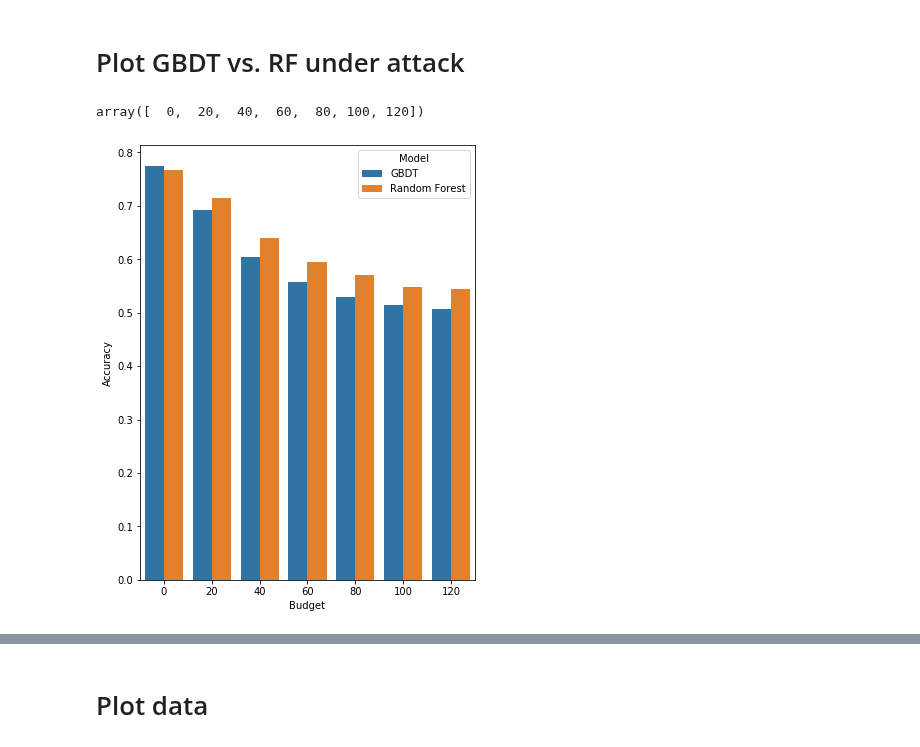
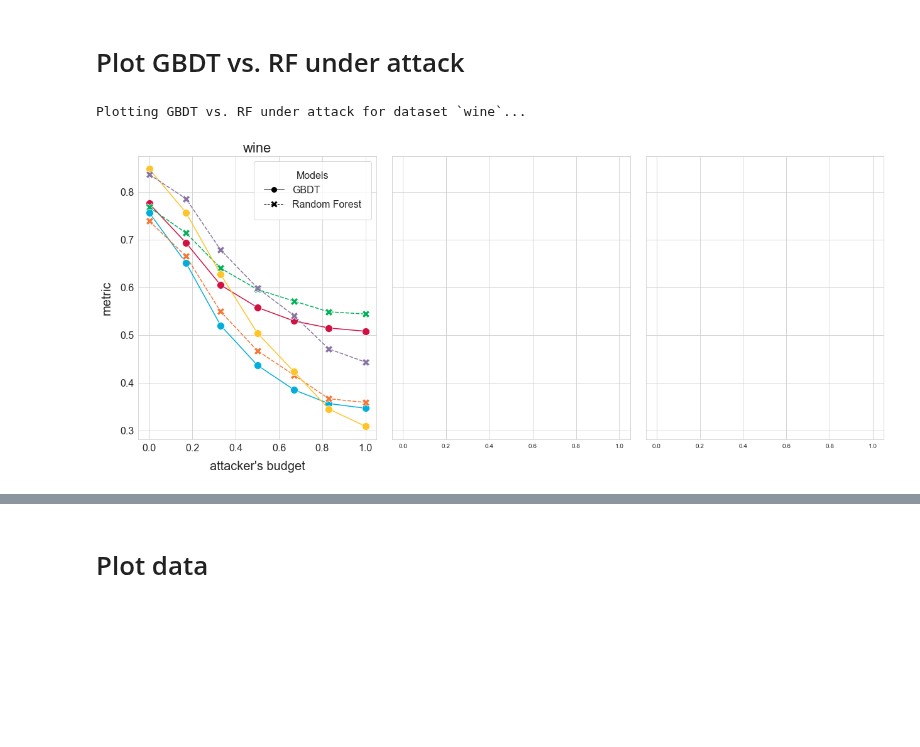
Before and after one commit to gtolomei/treant, a Jupyter notebook: src/Plotting.ipynb, the cells around one changed output, grey strips where cells are left out. Drawn from its saved outputs; the diff is of its cells as text; code cells hidden in the pictures; blank space fills up the shorter version.

Commit message:
Playing with plots

```diff
--- a/src/Plotting.ipynb
+++ b/src/Plotting.ipynb
@@ -39,4 +24,7 @@ eval_df.head()
 # %%
-colnames = eval_df.columns.tolist()
-new_colnames = colnames[:3] + [colnames[-1]] + colnames[3:-1]
-eval_df = eval_df[new_colnames]
+for dataset in EVAL_MODELS:
+    eval_df = EVAL_MODELS[dataset]
+    eval_df['Accuracy'] = 1 - eval_df['Binary Err Rate']
+    colnames = eval_df.columns.tolist()
+    new_colnames = colnames[:3] + [colnames[-1]] + colnames[3:-1]
+    EVAL_MODELS[dataset] = eval_df[new_colnames]
@@ -51,0 +33,7 @@ eval_df.head()
+# %%
+for dataset in EVAL_MODELS:
+    eval_df = EVAL_MODELS[dataset]
+    eval_df['Budget Norm'] = round(eval_df['Budget']/eval_df['Budget'].max(), 2)
+    colnames = eval_df.columns.tolist()
+    new_colnames = colnames[:2] + [colnames[-1]] + colnames[2:-1]
+    EVAL_MODELS[dataset] = eval_df[new_colnames]
@@ -56,9 +61,0 @@ atk_budgets = eval_df['Budget'].unique()
-# %%
-atk_budgets
-# %% [output]
-array([  0,  20,  40,  60,  80, 100, 120])
-# %%
-fig, ax = plt.subplots(1, 1, figsize=(6,8))
-ax = sns.barplot(x="Budget", y="Accuracy", hue="Model", data=eval_df[(eval_df['Model']=='GBDT') | (eval_df['Model']=='Random Forest')])
-# %% [output]
-[figure, removed]
@@ -65,3 +95,20 @@ ax = sns.barplot(x="Budget", y="Accuracy", hue="Model", data=eval_df[(eval_df['M
+# %%
+def plot_all_standard(eval_dict, eval_metrics):
+    fig, axes = plt.subplots(nrows=1, ncols=3, sharex=True, sharey=True, figsize=(18,8))
+    i = 0
+    for dataset_name in eval_dict:
+        print("Plotting GBDT vs. RF under attack for dataset `{}`...".format(dataset_name))
+        plot_standard(eval_dict[dataset_name], dataset_name, eval_metrics, axes[i])
+        axes[i].set_xlabel("attacker's budget", fontsize=20, labelpad=12)
+        if i == 0:
+            axes[i].set_ylabel("metric", fontsize=20, labelpad=12)
+        i += 1
+    plt.tight_layout(pad=2.5)
+# %%
+plot_all_standard(EVAL_MODELS, EVAL_METRICS)
+# %% [output]
+Plotting GBDT vs. RF under attack for dataset `wine`...
+[figure, added]
 # %%
 from matplotlib.patches import Patch
 from matplotlib.lines import Line2D
```
Also changed, not shown: parts of 15 cells of this notebook, 1 other file.
